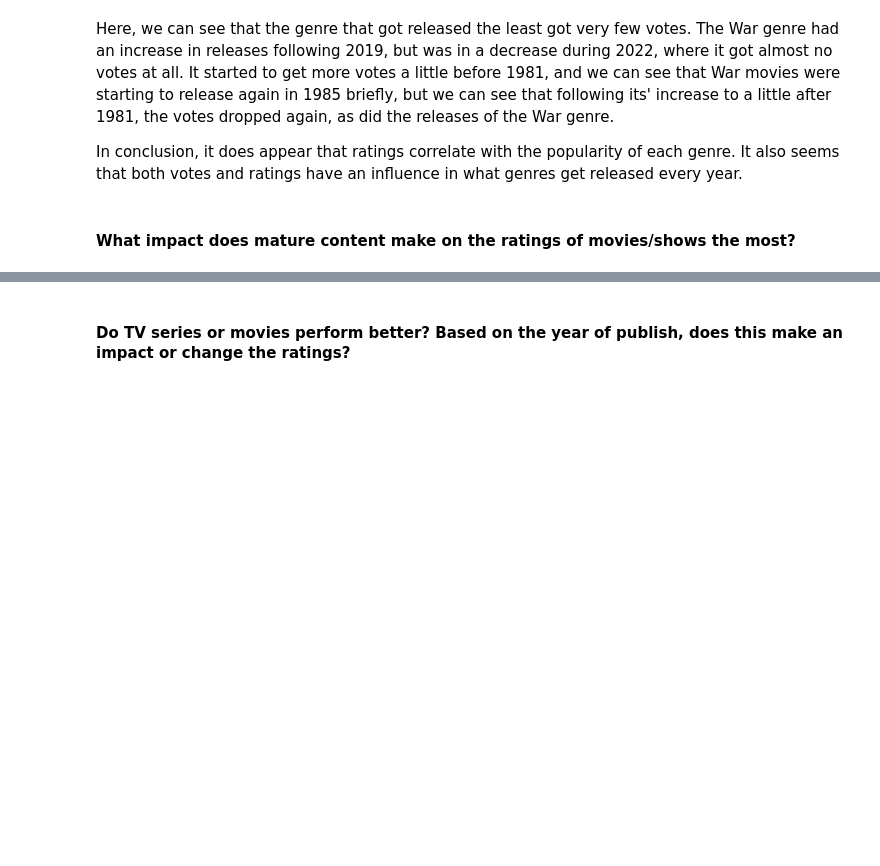
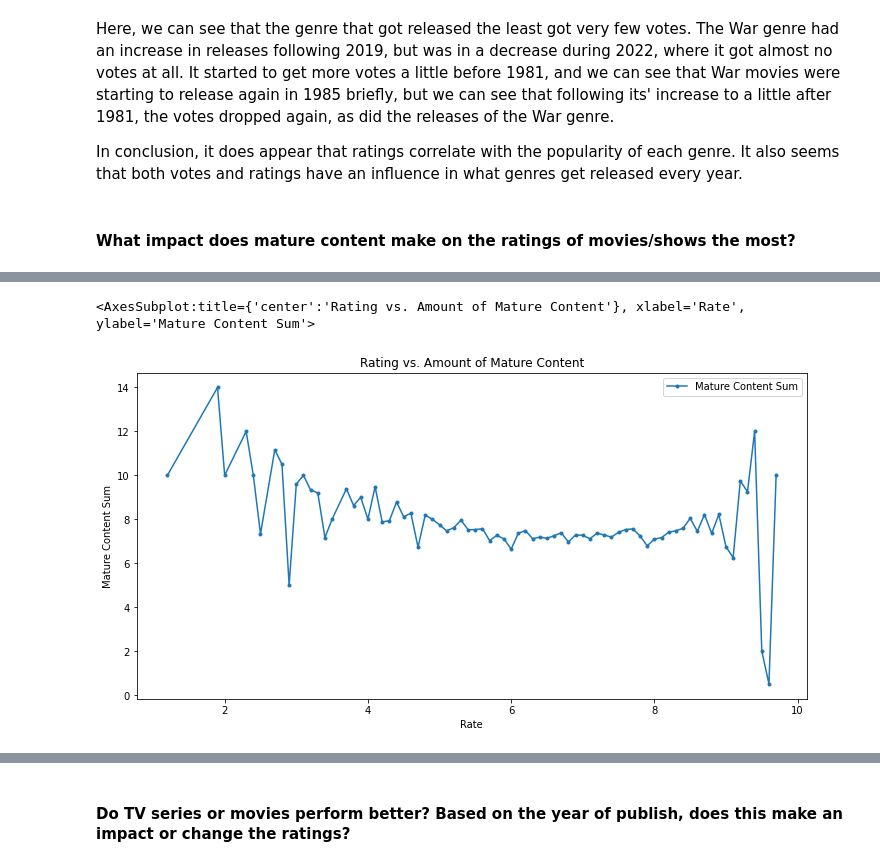
Before and after one commit to JTFin/CSCI2000U-Project, a Jupyter notebook: project-group29.ipynb, the cells around one changed output, grey strips where cells are left out. Cells and saved outputs as stored; diff of their text form; code cells hidden in the pictures; blank space fills up the shorter version.

```diff
--- a/project-group29.ipynb
+++ b/project-group29.ipynb
@@ -589,0 +514,49 @@ In the context of our data, a parabolic-like shape means that as our rating incr
+# %%
+dfTemp = df[(df.Rate != 'No Rate')]     # Remove rows with any 'No Rate' entries in the 'Rate' column
+dfTemp['Rate'] = dfTemp['Rate'].apply(lambda x: float(x))     # Remove rows with any 'No Rate' entries in the 'Rate' column
+
+def mature_count(x):
+    count = 0;
+    for i in x['Nudity']:            # function for calculating sum of mature content
+        if (i == 'i'):
+            count = count + 1
+        elif (i == 't'):
+            count = count + 2
+        elif (i == 'S'):
+            count = count + 3
+    for i in x['Violence']:          # Mild, Moderate, and Severe levels of mature content are whwt need to be considered
+        if (i == 'i'):               # so take unique letters in each word that aren't in the other words (i in Mild,
+            count = count + 1        # t in Moderate, S in Severe) to keep track of levels of maturity in each entry
+        elif (i == 't'):
+            count = count + 2
+        elif (i == 'S'):
+            count = count + 3
+    for i in x['Profanity']:
+        if (i == 'i'):
+            count = count + 1
+        elif (i == 't'):
+            count = count + 2
+        elif (i == 'S'):
+            count = count + 3
+    for i in x['Alcohol']:
+        if (i == 'i'):
+            count = count + 1
+        elif (i == 't'):
+            count = count + 2
+        elif (i == 'S'):
+            count = count + 3
+    for i in x['Frightening']:
+        if (i == 'i'):
+            count = count + 1
+        elif (i == 't'):
+            count = count + 2
+        elif (i == 'S'):
+            count = count + 3
+    return count
+
+dfTemp['Mature Content Sum'] = df.apply(lambda x: mature_count(x), axis = 1)
+mature_content_df = dfTemp[['Mature Content Sum', 'Rate']]
+mature_content_df.groupby(['Rate']).mean().plot.line(title = 'Rating vs. Amount of Mature Content', ylabel = 'Mature Content Sum', figsize = (12,6), style = '.-')
+# %% [output]
+<AxesSubplot:title={'center':'Rating vs. Amount of Mature Content'}, xlabel='Rate', ylabel='Mature Content Sum'>
+[figure, added]
```
Also changed, not shown: parts of 17 cells of this notebook.
